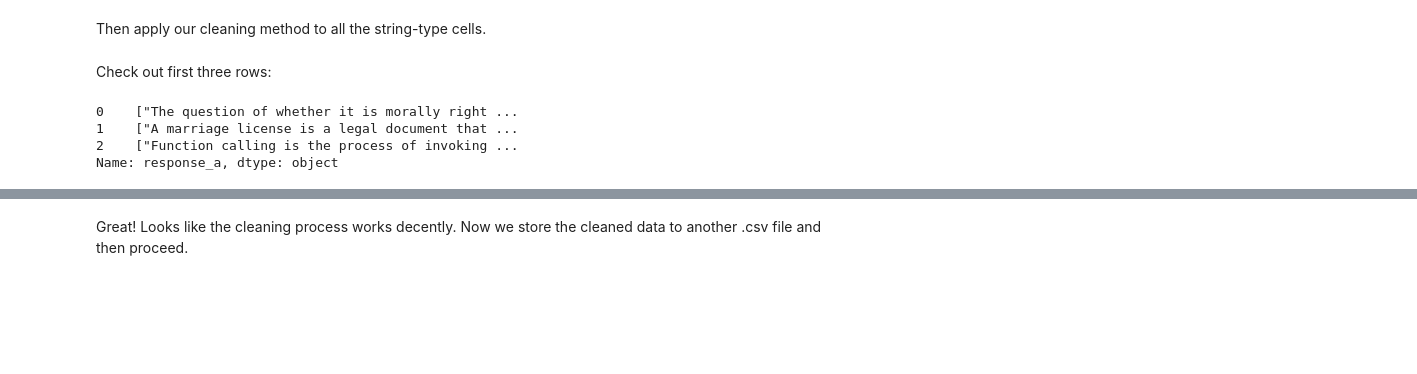
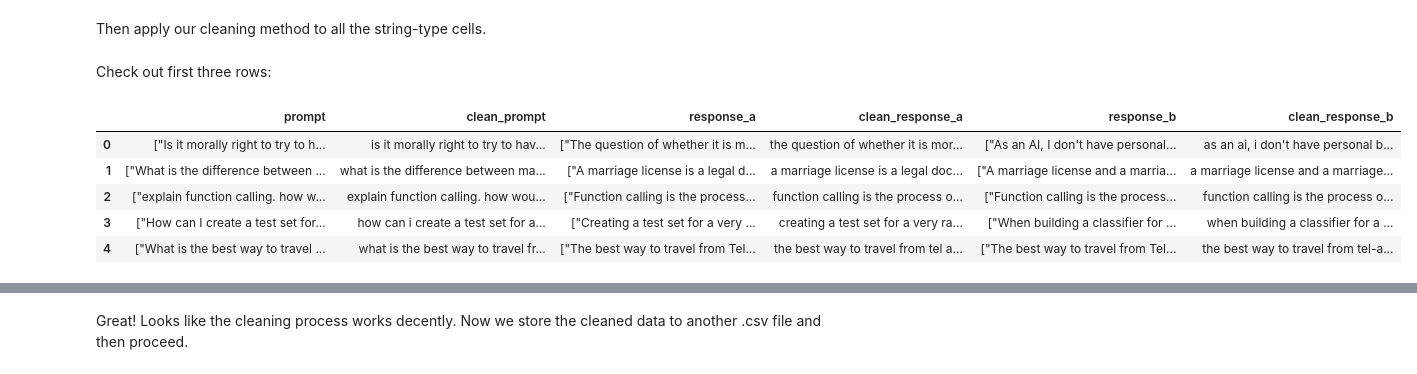
Before and after one commit to edokydocy/UCI-Datathon-2025, a Jupyter notebook: src/clean.ipynb, the cells around one changed output, grey strips where cells are left out. Saved outputs shown, nothing was run; the diff lists cells and outputs as text; code cells hidden in the pictures; blank space fills up the shorter version.

```diff
--- a/src/clean.ipynb
+++ b/src/clean.ipynb
@@ -129,10 +162,13 @@ train_df['clean_response_b'] = train_df['response_b'].apply(clean)
 # %% [markdown]
 Check out first three rows:
 # %%
-train_df['response_a'].head(3)
+# Display the first 5 rows
+train_df[['prompt', 'clean_prompt', 'response_a', 'clean_response_a', 'response_b', 'clean_response_b']].head()
 # %% [output]
-0    ["The question of whether it is morally right ...
-1    ["A marriage license is a legal document that ...
-2    ["Function calling is the process of invoking ...
-Name: response_a, dtype: object
+|  | prompt | clean_prompt | response_a | clean_response_a | response_b | clean_response_b |
+| 0 | ["Is it morally right to try to h... | is it morally right to try to hav... | ["The question of whether it is m... | the question of whether it is mor... | ["As an AI, I don't have personal... | as an ai, i don't have personal b... |
+| 1 | ["What is the difference between ... | what is the difference between ma... | ["A marriage license is a legal d... | a marriage license is a legal doc... | ["A marriage license and a marria... | a marriage license and a marriage... |
+| 2 | ["explain function calling. how w... | explain function calling. how wou... | ["Function calling is the process... | function calling is the process o... | ["Function calling is the process... | function calling is the process o... |
+| 3 | ["How can I create a test set for... | how can i create a test set for a... | ["Creating a test set for a very ... | creating a test set for a very ra... | ["When building a classifier for ... | when building a classifier for a ... |
+| 4 | ["What is the best way to travel ... | what is the best way to travel fr... | ["The best way to travel from Tel... | the best way to travel from tel a... | ["The best way to travel from Tel... | the best way to travel from tel-a... |
 # %%
```
Also changed, not shown: parts of 4 cells of this notebook, 1 other file.
